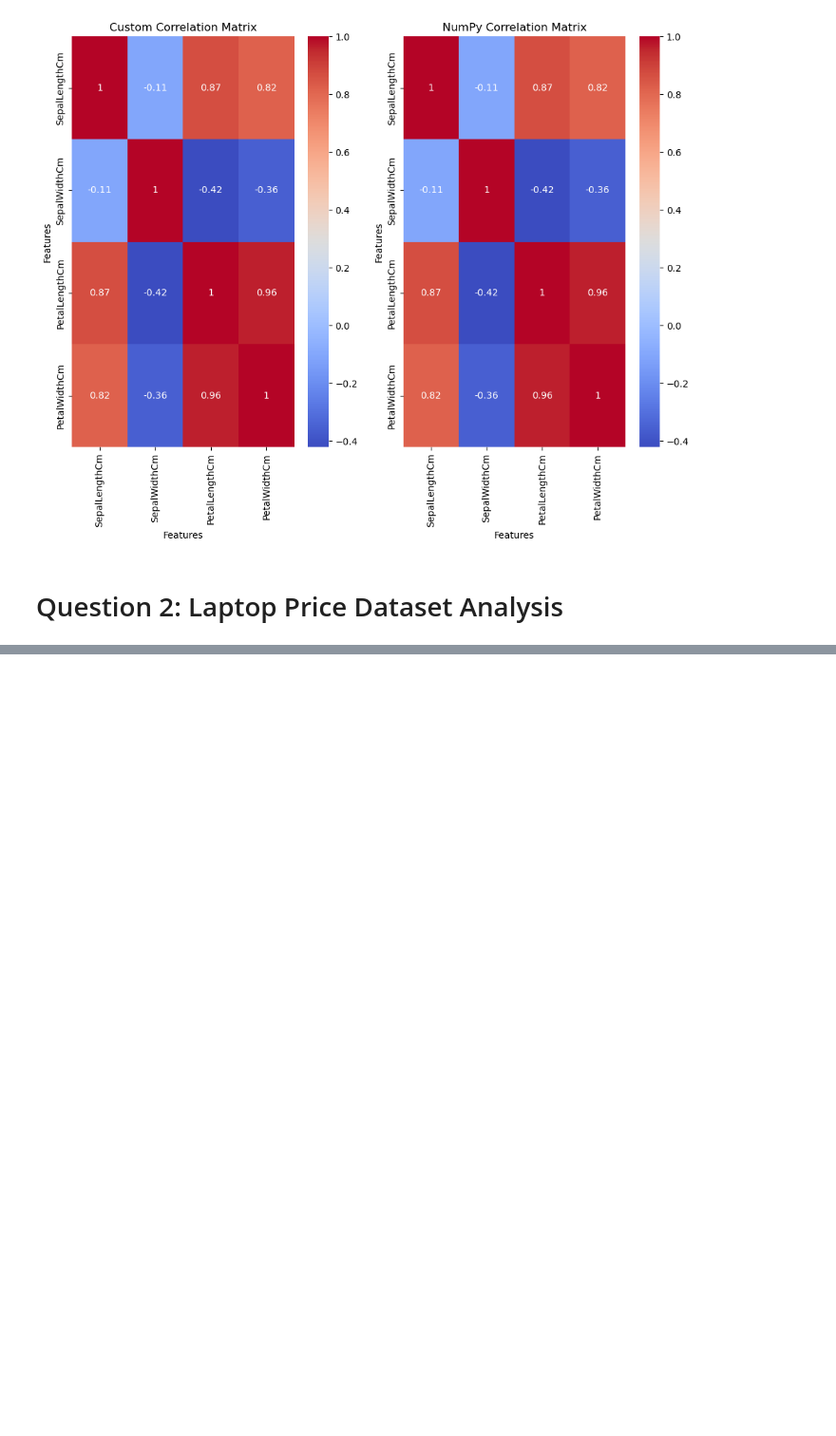
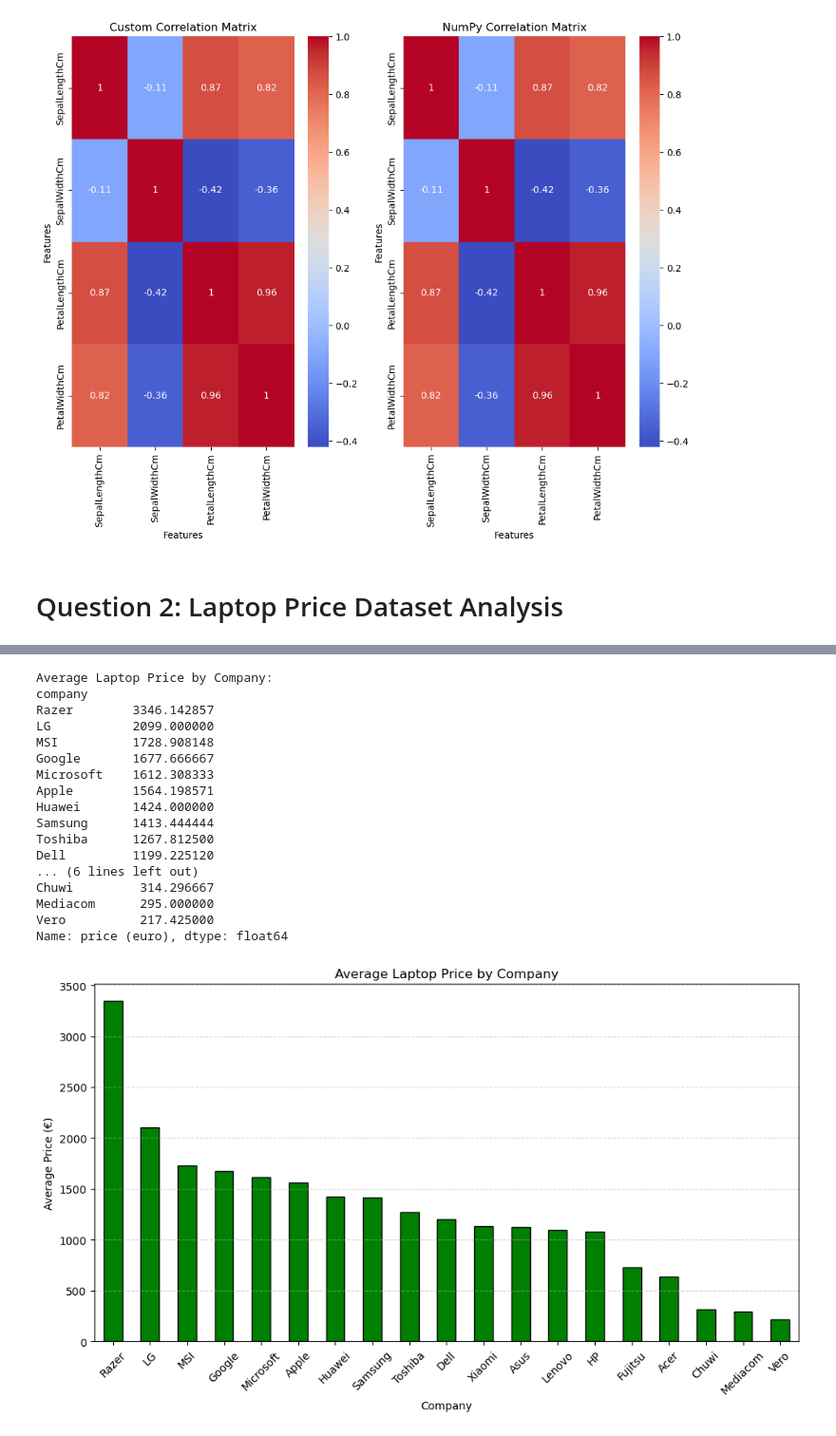
Before and after one commit to jgbergen18/PythonMiniProject, a Jupyter notebook: MiniProjectNotebook.ipynb, the cells around one changed output, grey strips where cells are left out. Shown: that part at 95% size. Cells and saved outputs as stored; diff of their text form; code cells hidden in the pictures; blank space fills up the shorter version.

```diff
--- a/MiniProjectNotebook.ipynb
+++ b/MiniProjectNotebook.ipynb
@@ -118,0 +142,38 @@ Are correlation matrices equal? True
+# %%
+
+# 2. Average price per company
+avg_price = data.groupby('company')['price (euro)'].mean().sort_values(ascending=False)
+
+# Print the average price of each company's laptops
+print("Average Laptop Price by Company:")
+print(avg_price)
+
+# Plot average price
+plt.figure(figsize=(10, 6))
+avg_price.plot(kind='bar', color='green', edgecolor='black')
+plt.title("Average Laptop Price by Company")
+plt.xlabel("Company")
+plt.ylabel("Average Price (€)")
+plt.xticks(rotation=45)
+plt.grid(axis='y', linestyle='--', alpha=0.5)
+plt.tight_layout()
+plt.show()
+# %% [output]
+Average Laptop Price by Company:
+company
+Razer        3346.142857
+LG           2099.000000
+MSI          1728.908148
+Google       1677.666667
+Microsoft    1612.308333
+Apple        1564.198571
+Huawei       1424.000000
+Samsung      1413.444444
+Toshiba      1267.812500
+Dell         1199.225120
+... (6 lines left out)
+Chuwi         314.296667
+Mediacom      295.000000
+Vero          217.425000
+Name: price (euro), dtype: float64
+[figure, added]
```
Also changed, not shown: parts of 8 cells of this notebook.
